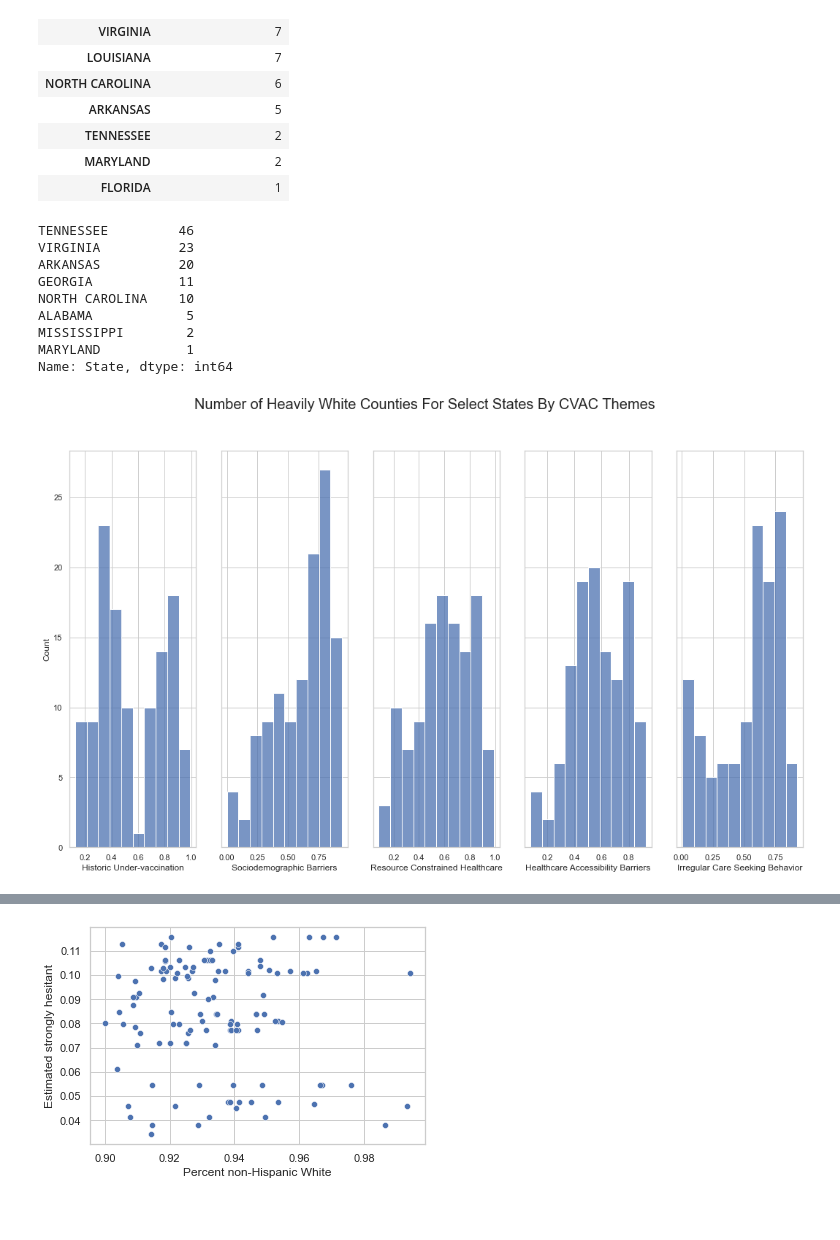
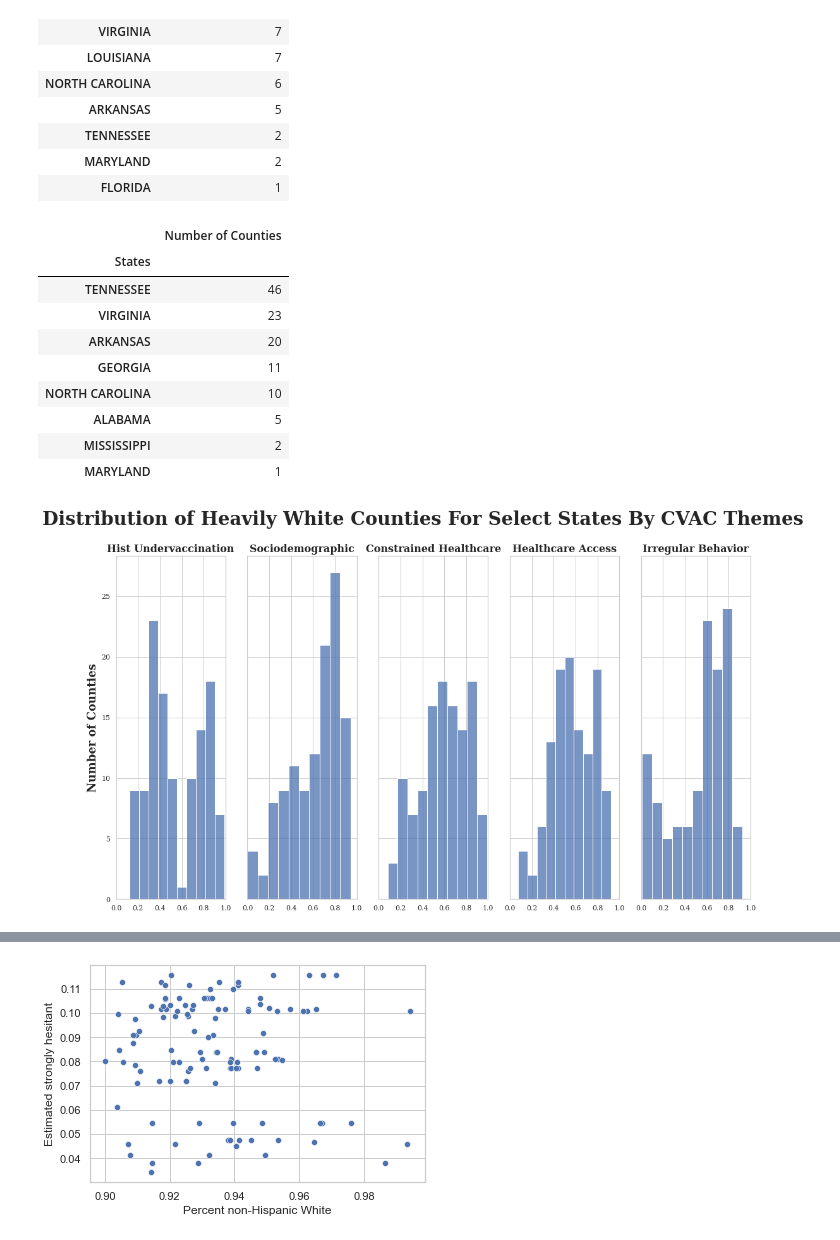
Before and after one commit to ireenab/Vaccine_Hesitancy_DAP_ProjectI, a Jupyter notebook: vacc_hesit.ipynb, the cells around one changed output, grey strips where cells are left out. Saved outputs shown, nothing was run; the diff lists cells and outputs as text; code cells hidden in the pictures; blank space fills up the shorter version.

```diff
--- a/vacc_hesit.ipynb
+++ b/vacc_hesit.ipynb
@@ -288,21 +288,23 @@ Name: Percent non-Hispanic White, dtype: float64
 # %%
 # All 6 boxplots created as subplots for comparison
 fig, axes = plt.subplots(2,3, figsize =(18,10), sharey = False)
-fig.suptitle('CVAC Concern For Vaccination Rollout By Ethnicity Distribution', fontsize =22)
+fig.suptitle('CVAC Concern For Vaccination Rollout By Ethnicity Distribution', fontsize =29, weight ='bold')
 # b.set_xlabel("X Label",fontsize=30)
 # b.set_ylabel("Y Label",fontsize=20)
 # b.tick_params(labelsize=5)
 
 sns.boxplot(ax =axes[0,0], x='non-Hispanic White quartile', y='CVAC level of concern for vaccination rollout', data=vacc, palette ='deep').set(ylabel = None, xlabel = None)
-axes[0,0].set_title('White', fontsize = 19)
+axes[0,0].set_title('White', fontsize = 19, weight ='bold')
 sns.boxplot(ax =axes[0,1], x='non-Hispanic Black quartile', y='CVAC level of concern for vaccination rollout', data=vacc, palette ='deep').set(ylabel = None, xlabel = None)
-axes[0,1].set_title('Black', fontsize = 19)
+axes[0,1].set_title('Black', fontsize = 19, weight ='bold')
 sns.boxplot(ax =axes[0,2], x='Hispanic quartile', y='CVAC level of concern for vaccination rollout', data=vacc, palette ='deep').set(ylabel = None, xlabel = None)
-axes[0,2].set_title('Hispanic', fontsize = 19)
+axes[0,2].set_title('Hispanic', fontsize = 19, weight ='bold')
 sns.boxplot(ax =axes[1,0], x='non-Hispanic Asian quartile', y='CVAC level of concern for vaccination rollout', data=vacc, palette ='deep').set(ylabel = None, xlabel = None)
-axes[1,0].set_title('Asian', fontsize = 19)
+axes[1,0].set_title('Asian', fontsize = 19, weight ='bold')
 sns.boxplot(ax =axes[1,1], x='non-Hispanic American Indian quartile', y='CVAC level of concern for vaccination rollout', data=vacc, palette ='deep').set(ylabel = None, xlabel = None)
-axes[1,1].set_title('American Indian', fontsize = 19)
+axes[1,1].set_title('American Indian', fontsize = 19, weight ='bold')
 sns.boxplot(ax =axes[1,2], x='non-Hispanic Native Hawaiian quartile', y='CVAC level of concern for vaccination rollout', data=vacc, palette ='deep').set(ylabel = None, xlabel = None)
-axes[1,2].set_title('Native Hawaiian', fontsize = 19)
+axes[1,2].set_title('Native Hawaiian', fontsize = 19, weight ='bold')
+plt.rc('font', family = 'serif')
+#plt.rcParams['font.family']
 # %% [output]
@@ -310,0 +312,2 @@ Text(0.5, 1.0, 'Native Hawaiian')
+# %%
+plt.rcParams['font.family']
@@ -727,29 +743,42 @@ vacc2_cvac_50b_states.set_index('States')
 | FLORIDA | 1 |
 # %%
 vacc2_cvac_90w=vacc2_cvac.loc[(vacc2_cvac['Percent non-Hispanic White']>0.90) & (vacc2_cvac['State'].isin(['MISSISSIPPI','GEORGIA','ALABAMA','SOUTH CAROLINA','VIRGINIA','LOUISIANA','NORTH CAROLINA','ARKANSAS','TENNESSEE','MARYLAND','FLORIDA' ]))]
-vacc2_cvac_90w['State'].value_counts()
+vacc2_cvac_90w_states = vacc2_cvac_90w['State'].value_counts().rename_axis('States').reset_index(name='Number of Counties')
+vacc2_cvac_90w_states.set_index('States')
 # %% [output]
-TENNESSEE         46
-VIRGINIA          23
-ARKANSAS          20
-GEORGIA           11
-NORTH CAROLINA    10
-ALABAMA            5
-MISSISSIPPI        2
-MARYLAND           1
-Name: State, dtype: int64
+|  | Number of Counties |
+| States |  |
+| TENNESSEE | 46 |
+| VIRGINIA | 23 |
+| ARKANSAS | 20 |
+| GEORGIA | 11 |
+| NORTH CAROLINA | 10 |
+| ALABAMA | 5 |
+| MISSISSIPPI | 2 |
+| MARYLAND | 1 |
 # %%
 #sns.set_theme(style="whitegrid")
 fig, axes = plt.subplots(1,5, figsize =(18,10), sharey = True)
-fig.suptitle('Number of Heavily White Counties For Select States By CVAC Themes', fontsize =20)
-sns.histplot(ax =axes[0], x="Th1_Historic_Undervaccination", data=vacc2_cvac_90w, bins = 10).set(xlabel = "Historic Under-vaccination")
-sns.histplot(ax =axes[1], x="Th2_Sociodemographic_Barriers", data=vacc2_cvac_90w, bins = 10).set(xlabel = "Sociodemographic Barriers")
-sns.histplot(ax =axes[2], x="Th3_Resource_constrained_Healthcare_System", data=vacc2_cvac_90w, bins = 10).set(xlabel = "Resource Constrained Healthcare")
-sns.histplot(ax =axes[3], x="Th4_Healthcare_Accessibility_Barriers", data=vacc2_cvac_90w, bins = 10).set(xlabel = "Healthcare Accessibility Barriers")
-sns.histplot(ax =axes[4], x="Th5_Irregular_Care_Seeking_Behavior", data=vacc2_cvac_90w, bins = 10).set(xlabel = "Irregular Care Seeking Behavior")
+fig.suptitle('Distribution of Heavily White Counties For Select States By CVAC Themes', fontsize =29, weight ='bold')
+sns.histplot(ax =axes[0], x="Th1_Historic_Undervaccination", data=vacc2_cvac_90w, bins = 10).set(xlabel = None)
+axes[0].set_title('Hist Undervaccination', fontsize = 16, weight= 'bold')
+axes[0].set_ylabel('Number of Counties', fontsize = 18, weight = 'bold')
+axes[0].set(xlim =(0,1))
+sns.histplot(ax =axes[1], x="Th2_Sociodemographic_Barriers", data=vacc2_cvac_90w, bins = 10).set(xlabel = None, ylabel= None)
+axes[1].set_title('Sociodemographic', fontsize = 16, weight= 'bold')
+axes[1].set(xlim =(0,1))
+sns.histplot(ax =axes[2], x="Th3_Resource_constrained_Healthcare_System", data=vacc2_cvac_90w, bins = 10).set(xlabel = None, ylabel= None)
+axes[2].set_title('Constrained Healthcare', fontsize = 16, weight= 'bold')
+axes[2].set(xlim =(0,1))
+sns.histplot(ax =axes[3], x="Th4_Healthcare_Accessibility_Barriers", data=vacc2_cvac_90w, bins = 10).set(xlabel = None, ylabel= None)
+axes[3].set_title('Healthcare Access', fontsize = 16, weight= 'bold')
+axes[3].set(xlim =(0,1))
+sns.histplot(ax =axes[4], x="Th5_Irregular_Care_Seeking_Behavior", data=vacc2_cvac_90w, bins = 10).set(xlabel = None, ylabel= None)
+axes[4].set_title('Irregular Behavior', fontsize = 16, weight= 'bold')
+axes[4].set(xlim =(0,1))
 # axes.set(xlim=(0.0, 1.0))
 plt.show()
 # %% [output]
-[figure, old version]
+[figure, new version]
 # %%
 fig, axes = plt.subplots(1,5, figsize =(18,10), sharey = True)
```
Also changed, not shown: parts of 26 cells of this notebook.
